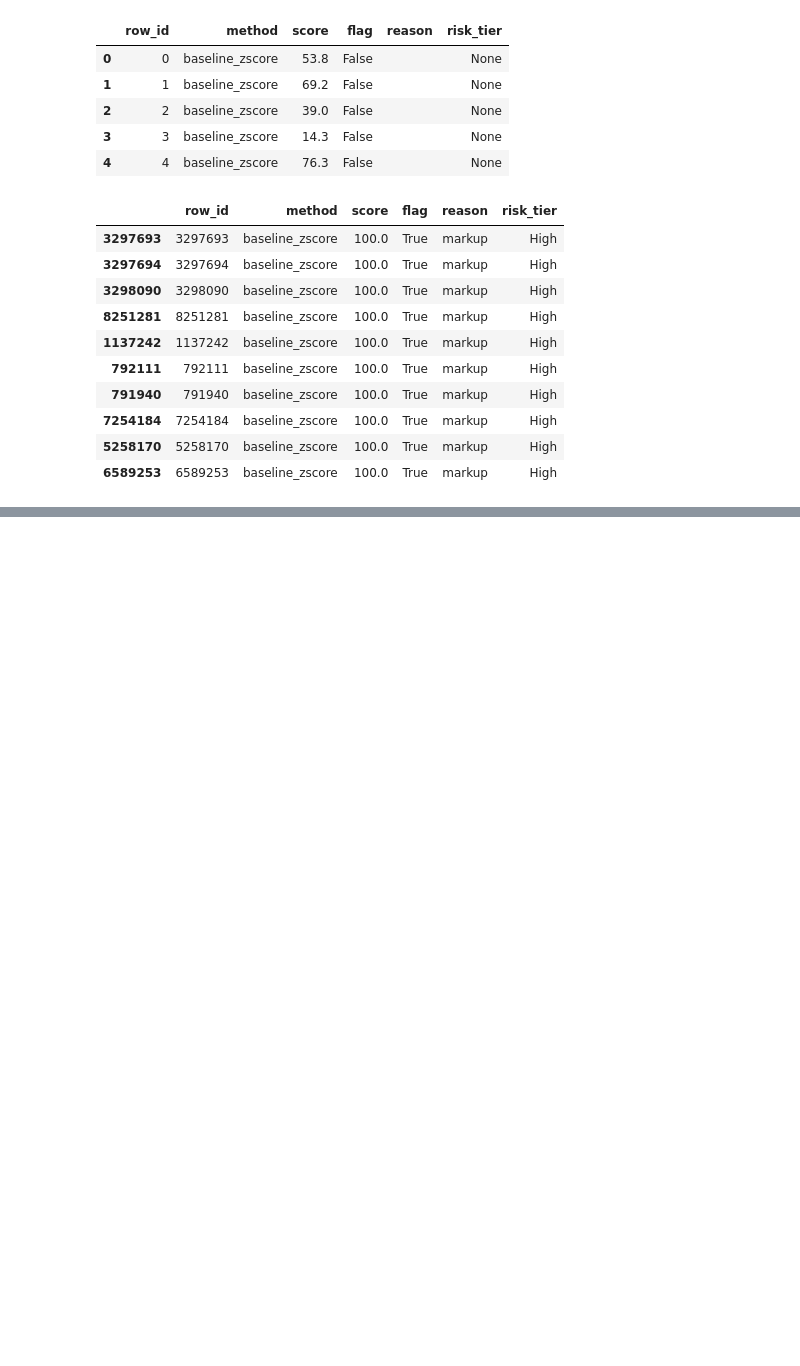
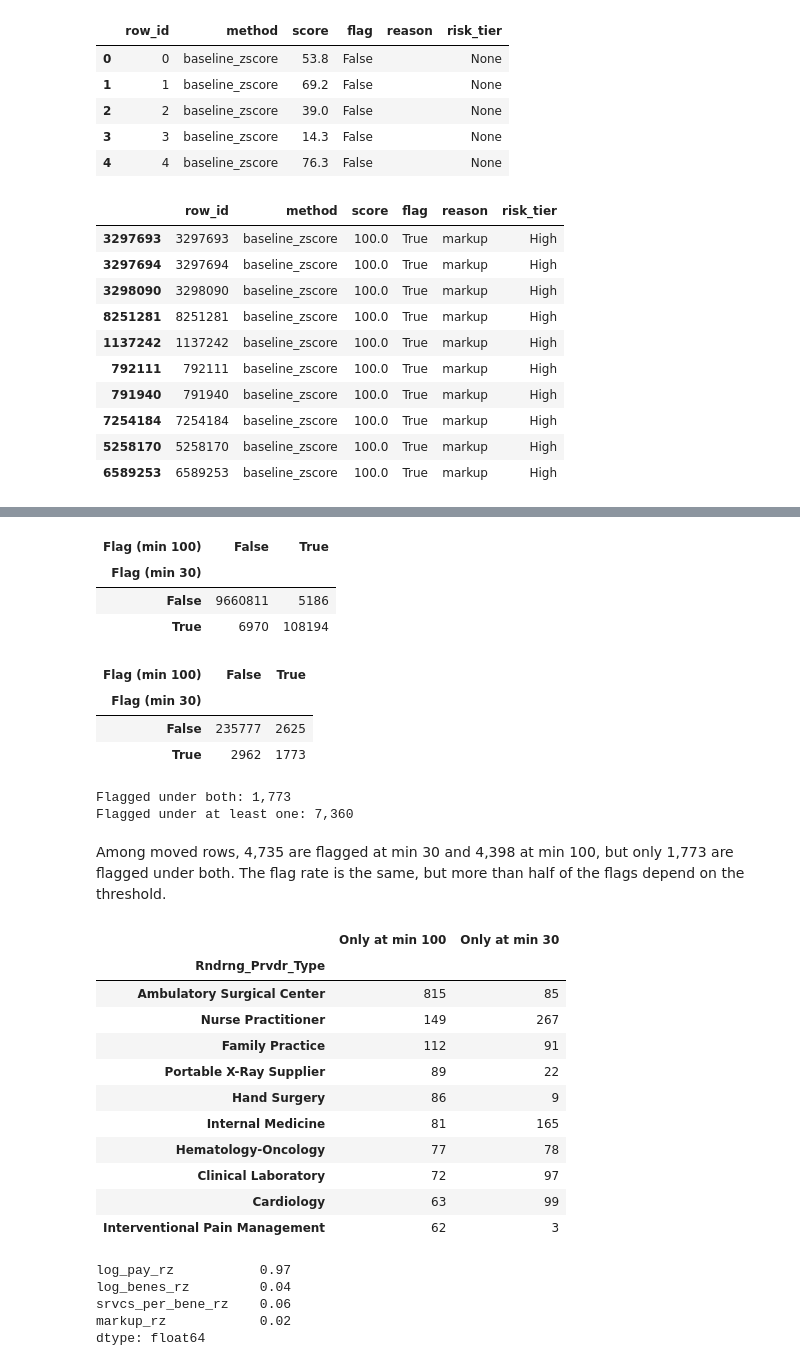
Before and after one commit to erikazoo/mbradd, a Jupyter notebook: baseline_features.ipynb, the cells around one changed output, grey strips where cells are left out. Saved outputs shown, nothing was run; the diff lists cells and outputs as text; code cells hidden in the pictures; blank space fills up the shorter version.

```diff
--- a/baseline_features.ipynb
+++ b/baseline_features.ipynb
@@ -288,0 +407,7 @@ df.sort_values("baseline_raw", ascending=False)[["row_id", "baseline_raw", "reas
+# %%
+# run on a 30 and 100 min groups
+b30  = run_baseline(df, 30)
+b100 = run_baseline(df, 100)
+# Rows that change peers when min size goes from 30 to 100:
+moved = (b30["peer_level"] == 1) & (b100["peer_level"] == 2)
+print(moved.sum(), b30.loc[moved, "flag"].mean()*100, b100.loc[moved, "flag"].mean()*100)
@@ -288,0 +432,63 @@ df.sort_values("baseline_raw", ascending=False)[["row_id", "baseline_raw", "reas
+# %%
+# Do both thresholds flag the same rows? (all data)
+display(pd.crosstab(b30["flag"], b100["flag"],
+                    rownames=["Flag (min 30)"], colnames=["Flag (min 100)"]))
+# %% [output]
+| Flag (min 100) | False | True |
+| Flag (min 30) |  |  |
+| False | 9660811 | 5186 |
+| True | 6970 | 108194 |
+# %%
+# Same check, only rows that moved from level 1 to level 2
+display(pd.crosstab(b30.loc[moved, "flag"], b100.loc[moved, "flag"],
+                    rownames=["Flag (min 30)"], colnames=["Flag (min 100)"]))
+# %% [output]
+| Flag (min 100) | False | True |
+| Flag (min 30) |  |  |
+| False | 235777 | 2625 |
+| True | 2962 | 1773 |
+# %%
+f30  = b30.loc[moved, "flag"]
+f100 = b100.loc[moved, "flag"]
+
+both  = (f30 & f100).sum()
+union = (f30 | f100).sum()
+print(f"Flagged under both: {both:,}")
+print(f"Flagged under at least one: {union:,}")
+# %% [output]
+Flagged under both: 1,773
+Flagged under at least one: 7,360
+# %% [markdown]
+Among moved rows, 4,735 are flagged at min 30 and 4,398 at min 100, but only 1,773 are flagged under both.
+The flag rate is the same, but more than half of the flags depend on the threshold.
+# %%
+# Flagged under one threshold but not the other
+t = "Rndrng_Prvdr_Type"
+side = pd.concat([
+    b100.loc[only100, t].value_counts().rename("Only at min 100"),
+    b30.loc[only30, t].value_counts().rename("Only at min 30"),
+], axis=1).fillna(0).astype(int)
+
+side.sort_values("Only at min 100", ascending=False).head(10)
+# %% [output]
+|  | Only at min 100 | Only at min 30 |
+| Rndrng_Prvdr_Type |  |  |
+| Ambulatory Surgical Center | 815 | 85 |
+| Nurse Practitioner | 149 | 267 |
+| Family Practice | 112 | 91 |
+| Portable X-Ray Supplier | 89 | 22 |
+| Hand Surgery | 86 | 9 |
+| Internal Medicine | 81 | 165 |
+| Hematology-Oncology | 77 | 78 |
+| Clinical Laboratory | 72 | 97 |
+| Cardiology | 63 | 99 |
+| Interventional Pain Management | 62 | 3 |
+# %%
+asc = only100 & (b100["Rndrng_Prvdr_Type"] == "Ambulatory Surgical Center")
+(b100.loc[asc, rz_cols] > 3.5).mean().round(2)
+# %% [output]
+log_pay_rz           0.97
+log_benes_rz         0.04
+srvcs_per_bene_rz    0.06
+markup_rz            0.02
+dtype: float64
```
Also changed, not shown: parts of 16 cells of this notebook.
